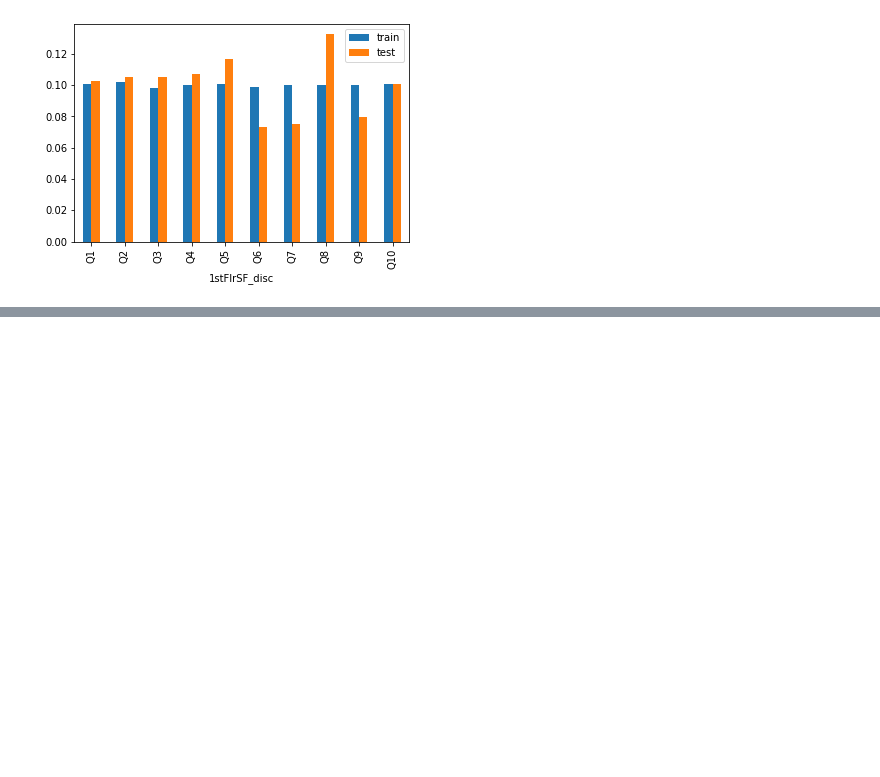
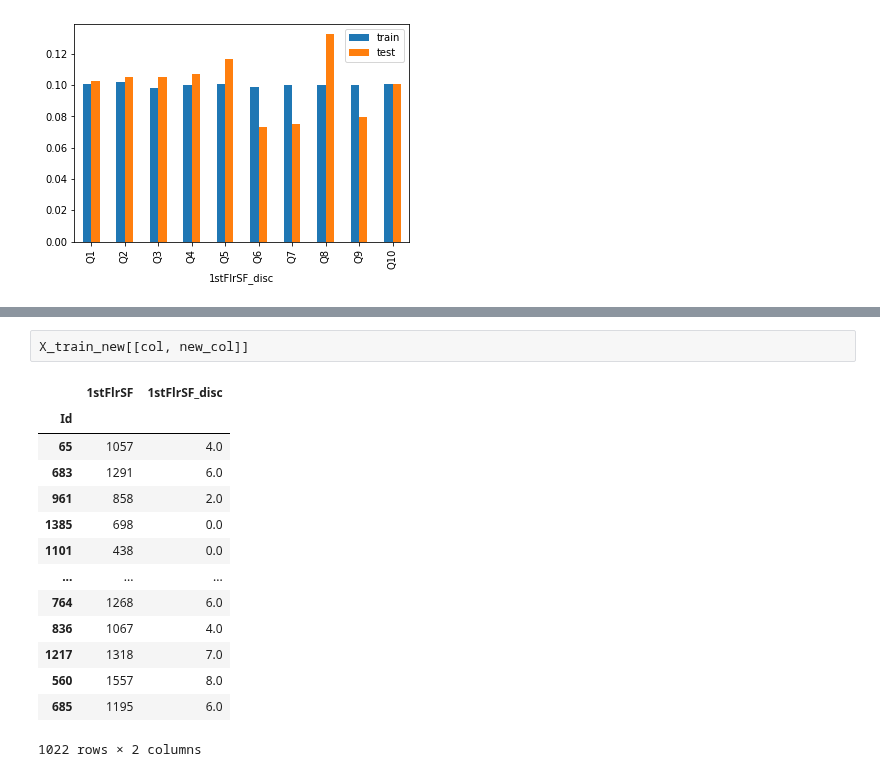
Before and after one commit to mkang32/feature-engineering, a Jupyter notebook: notebooks/4.distretization/2.quantile_discretization.ipynb, the cells around one changed output, grey strips where cells are left out. Drawn from its saved outputs; the diff is of its cells as text; blank space fills up the shorter version.

```diff
--- a/notebooks/4.distretization/2.quantile_discretization.ipynb
+++ b/notebooks/4.distretization/2.quantile_discretization.ipynb
@@ -130,0 +159,17 @@ tmp = pd.concat([t1, t2], axis=1, keys=['train', 'test']).plot.bar()
+# %%
+X_train_new[[col, new_col]]
+# %% [output]
+|  | 1stFlrSF | 1stFlrSF_disc |
+| Id |  |  |
+| 65 | 1057 | 4.0 |
+| 683 | 1291 | 6.0 |
+| 961 | 858 | 2.0 |
+| 1385 | 698 | 0.0 |
+| 1101 | 438 | 0.0 |
+| ... | ... | ... |
+| 764 | 1268 | 6.0 |
+| 836 | 1067 | 4.0 |
+| 1217 | 1318 | 7.0 |
+| 560 | 1557 | 8.0 |
+| 685 | 1195 | 6.0 |
+1022 rows × 2 columns
```
Also changed, not shown: parts of 5 cells of this notebook.
